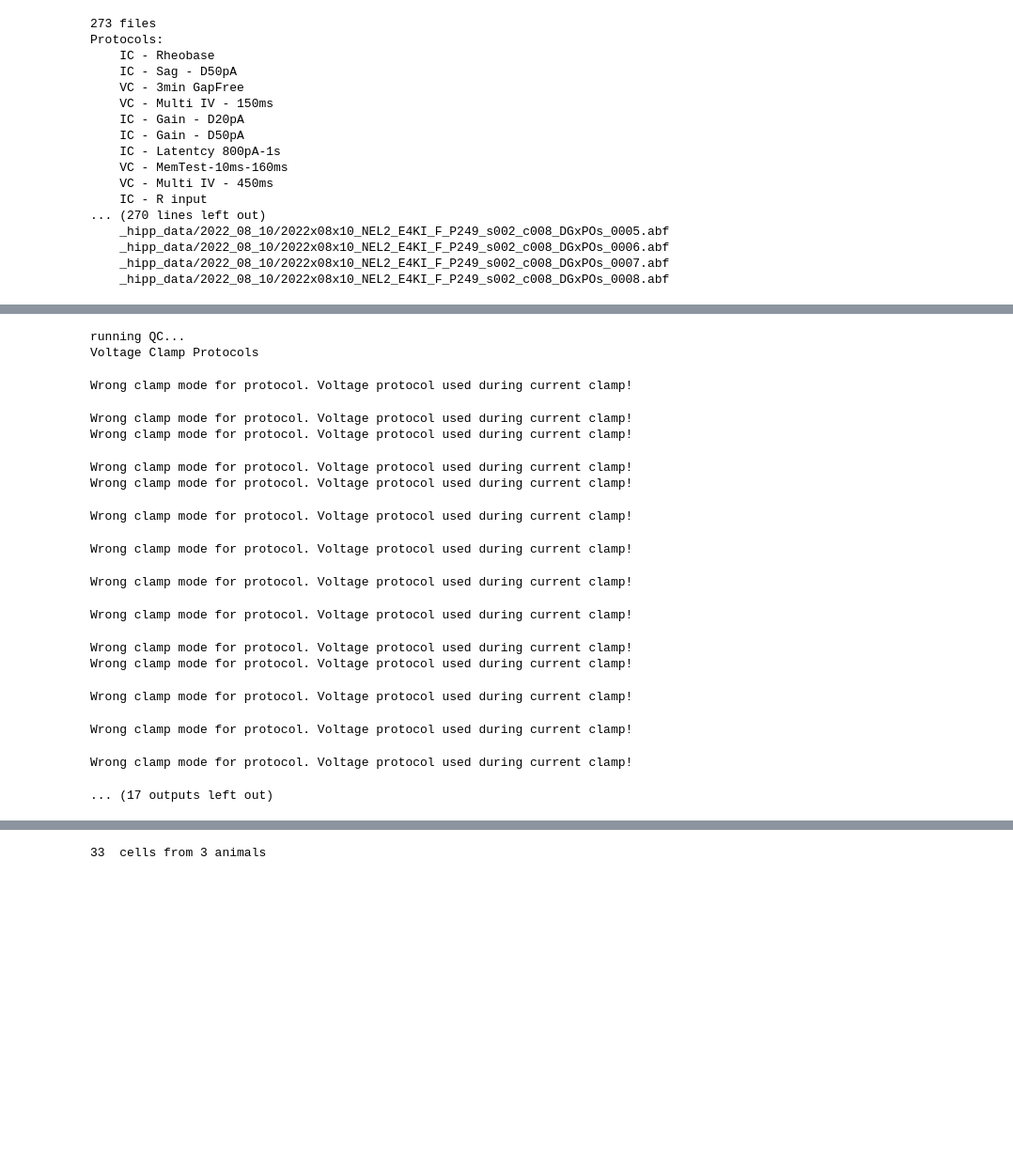
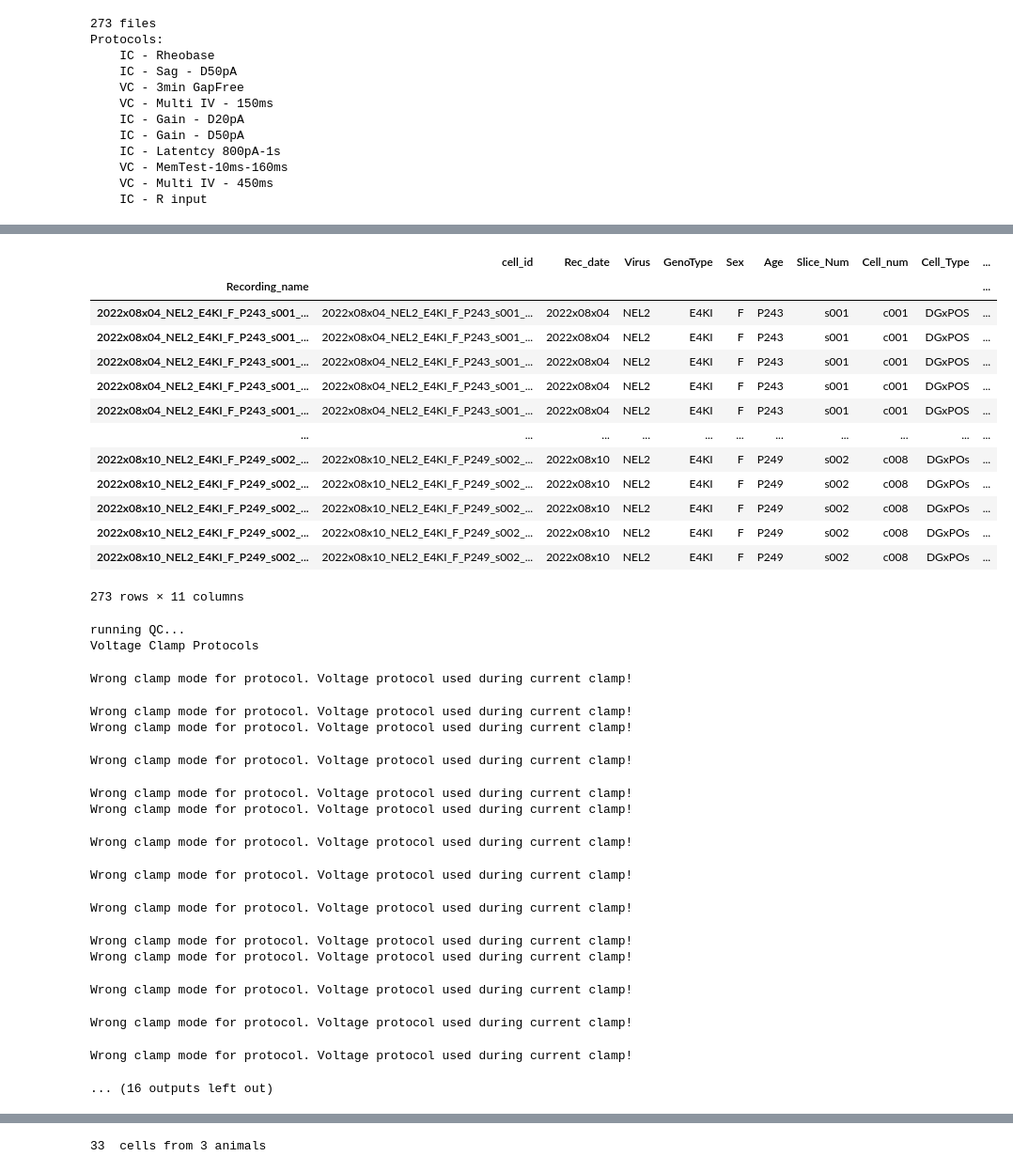
Before and after one commit to dtabuena/CrispMice, a Jupyter notebook: Crispy_Analyze_ABF_files.ipynb, the cells around one changed output, grey strips where cells are left out. Shown: that part at 94% size. Drawn from its saved outputs; the diff is of its cells as text; code cells hidden in the pictures; blank space fills up the shorter version.

Commit message:
Generate Note Book Pages

```diff
--- a/Crispy_Analyze_ABF_files.ipynb
+++ b/Crispy_Analyze_ABF_files.ipynb
@@ -256,14 +256,13 @@ def catalogue_recs(file_loc,cell_id_order):
     abf_recordings_df = pd.DataFrame(data = file_list, columns=['file_name'])
     abf_recordings_df = abf_recordings_df.set_index('file_name')
 
-
+    abf_recordings_df['Recording_name'] = None
+    abf_recordings_df['cell_id'] = None
     for c in cell_id_order:
         abf_recordings_df[c] = None
 
-    abf_recordings_df["info"] = None
     abf_recordings_df["protocol"] = None
-    abf_recordings_df["datetime"] = None
-    abf_recordings_df["sweepList"] = None
+    abf_recordings_df["abf_timestamp"] = None
     abf_recordings_df["channelList"] = None
 
 
@@ -271,17 +270,19 @@ def catalogue_recs(file_loc,cell_id_order):
         row_filename = abf_recordings_df.index[r]
         if '.sta' in row_filename:
             continue
-        cell_code = os.path.basename(row_filename)
-        split_words = cell_code.split('_')
+        base_name = os.path.basename(row_filename)
+        abf_recordings_df.loc[row_filename,'Recording_name'] = base_name
+        split_words = base_name.split('_')
+        re_code = ['_'+split_words[i] for i in range(len(cell_id_order))]
+        re_code = ''.join(re_code)[1:]
+        abf_recordings_df.loc[row_filename,'cell_id'] = re_code
         for ci in range(len(cell_id_order)):
             abf_recordings_df.loc[row_filename,cell_id_order[ci]] = split_words[ci]
 
         abf = pyabf.ABF(row_filename)
-        abf_recordings_df.loc[row_filename,'info'] = str(abf)
         abf_recordings_df.loc[row_filename,'protocol'] = abf.protocol
-        abf_recordings_df.at[row_filename,'sweepList'] = abf.sweepList
         abf_recordings_df.at[row_filename,'channelList'] = abf.channelList
-        abf_recordings_df.at[row_filename,'datetime'] = abf.abfDateTimeString
+        abf_recordings_df.at[row_filename,'abf_timestamp'] = abf.abfDateTimeString
     abf_recordings_df.sort_values('file_name',inplace=True)
     protocol_set = list(set(abf_recordings_df['protocol']))
     return abf_recordings_df, protocol_set
@@ -2083,8 +2084,11 @@ Protocols:
     VC - MemTest-10ms-160ms
     VC - Multi IV - 450ms
     IC - R input
-... (270 lines left out)
-    _hipp_data/2022_08_10/2022x08x10_NEL2_E4KI_F_P249_s002_c008_DGxPOs_0005.abf
-    _hipp_data/2022_08_10/2022x08x10_NEL2_E4KI_F_P249_s002_c008_DGxPOs_0006.abf
-    _hipp_data/2022_08_10/2022x08x10_NEL2_E4KI_F_P249_s002_c008_DGxPOs_0007.abf
-    _hipp_data/2022_08_10/2022x08x10_NEL2_E4KI_F_P249_s002_c008_DGxPOs_0008.abf
+# %%
+note_book = abf_recordings_df[abf_recordings_df.columns]
+note_book.set_index('Recording_name',inplace=True)
+note_book.drop(labels=['channelList'],axis=1,inplace=True)
+note_book.to_csv('note_book_page.csv')
+files.download('note_book_page.csv')
+display(note_book)
+# %% [output]
@@ -2091,3 +2097,17 @@ Protocols:
+|  | cell_id | Rec_date | Virus | GenoType | Sex | Age | Slice_Num | Cell_num | Cell_Type | ... |
+| Recording_name |  |  |  |  |  |  |  |  |  | ... |
+| 2022x08x04_NEL2_E4KI_F_P243_s001_... | 2022x08x04_NEL2_E4KI_F_P243_s001_... | 2022x08x04 | NEL2 | E4KI | F | P243 | s001 | c001 | DGxPOS | ... |
+| 2022x08x04_NEL2_E4KI_F_P243_s001_... | 2022x08x04_NEL2_E4KI_F_P243_s001_... | 2022x08x04 | NEL2 | E4KI | F | P243 | s001 | c001 | DGxPOS | ... |
+| 2022x08x04_NEL2_E4KI_F_P243_s001_... | 2022x08x04_NEL2_E4KI_F_P243_s001_... | 2022x08x04 | NEL2 | E4KI | F | P243 | s001 | c001 | DGxPOS | ... |
+| 2022x08x04_NEL2_E4KI_F_P243_s001_... | 2022x08x04_NEL2_E4KI_F_P243_s001_... | 2022x08x04 | NEL2 | E4KI | F | P243 | s001 | c001 | DGxPOS | ... |
+| 2022x08x04_NEL2_E4KI_F_P243_s001_... | 2022x08x04_NEL2_E4KI_F_P243_s001_... | 2022x08x04 | NEL2 | E4KI | F | P243 | s001 | c001 | DGxPOS | ... |
+| ... | ... | ... | ... | ... | ... | ... | ... | ... | ... | ... |
+| 2022x08x10_NEL2_E4KI_F_P249_s002_... | 2022x08x10_NEL2_E4KI_F_P249_s002_... | 2022x08x10 | NEL2 | E4KI | F | P249 | s002 | c008 | DGxPOs | ... |
+| 2022x08x10_NEL2_E4KI_F_P249_s002_... | 2022x08x10_NEL2_E4KI_F_P249_s002_... | 2022x08x10 | NEL2 | E4KI | F | P249 | s002 | c008 | DGxPOs | ... |
+| 2022x08x10_NEL2_E4KI_F_P249_s002_... | 2022x08x10_NEL2_E4KI_F_P249_s002_... | 2022x08x10 | NEL2 | E4KI | F | P249 | s002 | c008 | DGxPOs | ... |
+| 2022x08x10_NEL2_E4KI_F_P249_s002_... | 2022x08x10_NEL2_E4KI_F_P249_s002_... | 2022x08x10 | NEL2 | E4KI | F | P249 | s002 | c008 | DGxPOs | ... |
+| 2022x08x10_NEL2_E4KI_F_P249_s002_... | 2022x08x10_NEL2_E4KI_F_P249_s002_... | 2022x08x10 | NEL2 | E4KI | F | P249 | s002 | c008 | DGxPOs | ... |
+273 rows × 11 columns
 # %%
 ########### Run QC tests ###############
 print('running QC...')
@@ -2111,8 +2131,8 @@ Wrong clamp mode for protocol. Voltage protocol used during current clamp!
 Wrong clamp mode for protocol. Voltage protocol used during current clamp!
 Wrong clamp mode for protocol. Voltage protocol used during current clamp!
 Wrong clamp mode for protocol. Voltage protocol used during current clamp!
-Wrong clamp mode for protocol. Voltage protocol used during current clamp!
 Wrong clamp mode for protocol. Voltage protocol used during current clamp!
+Wrong clamp mode for protocol. Voltage protocol used during current clamp!
 Wrong clamp mode for protocol. Voltage protocol used during current clamp!
 Wrong clamp mode for protocol. Voltage protocol used during current clamp!
 Wrong clamp mode for protocol. Voltage protocol used during current clamp!
@@ -2121,7 +2141,7 @@ Wrong clamp mode for protocol. Voltage protocol used during current clamp!
 Wrong clamp mode for protocol. Voltage protocol used during current clamp!
 Wrong clamp mode for protocol. Voltage protocol used during current clamp!
 Wrong clamp mode for protocol. Voltage protocol used during current clamp!
-... (17 outputs left out)
+... (16 outputs left out)
 # %%
 ########## Multi Mem Test ########################
 print('Passive Membrane params...')
```
Also changed, not shown: parts of 8 cells of this notebook.
